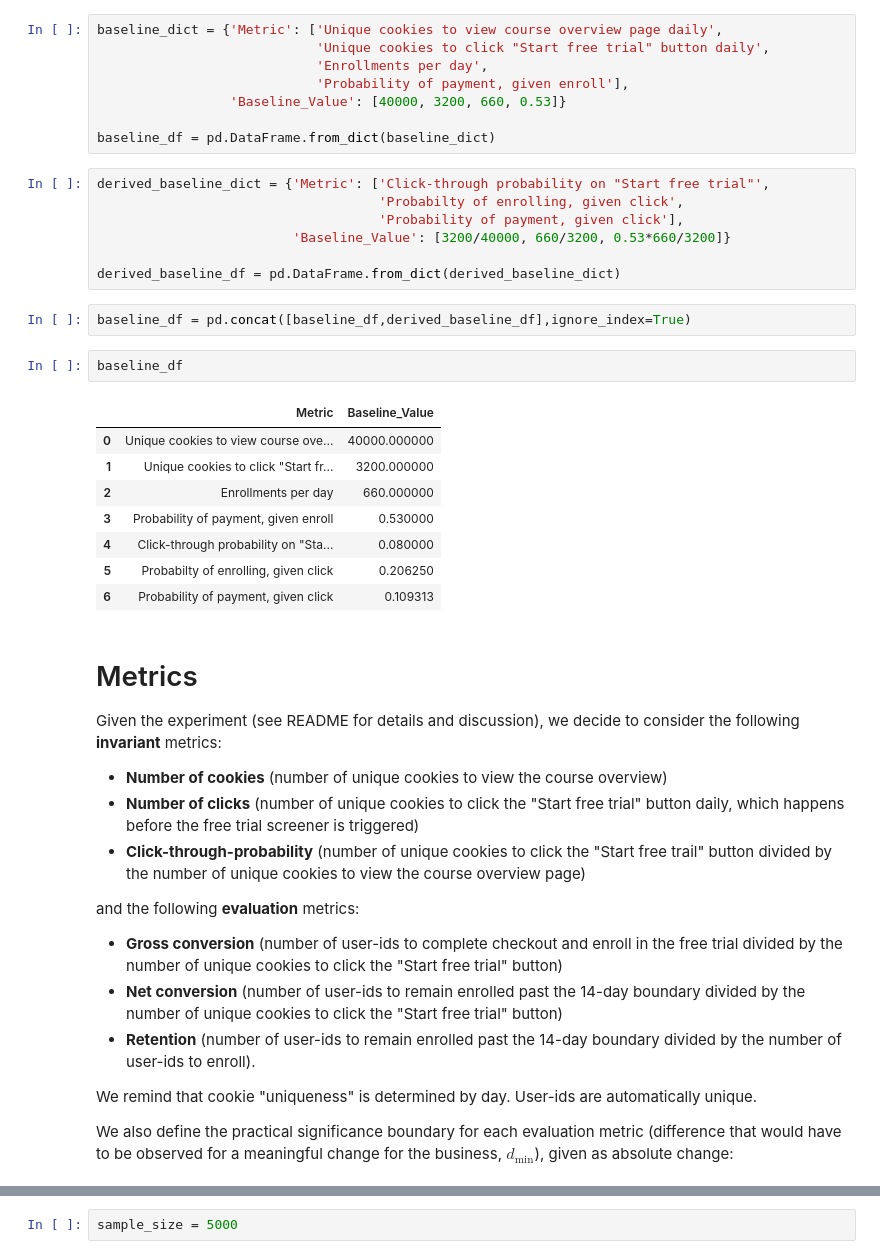
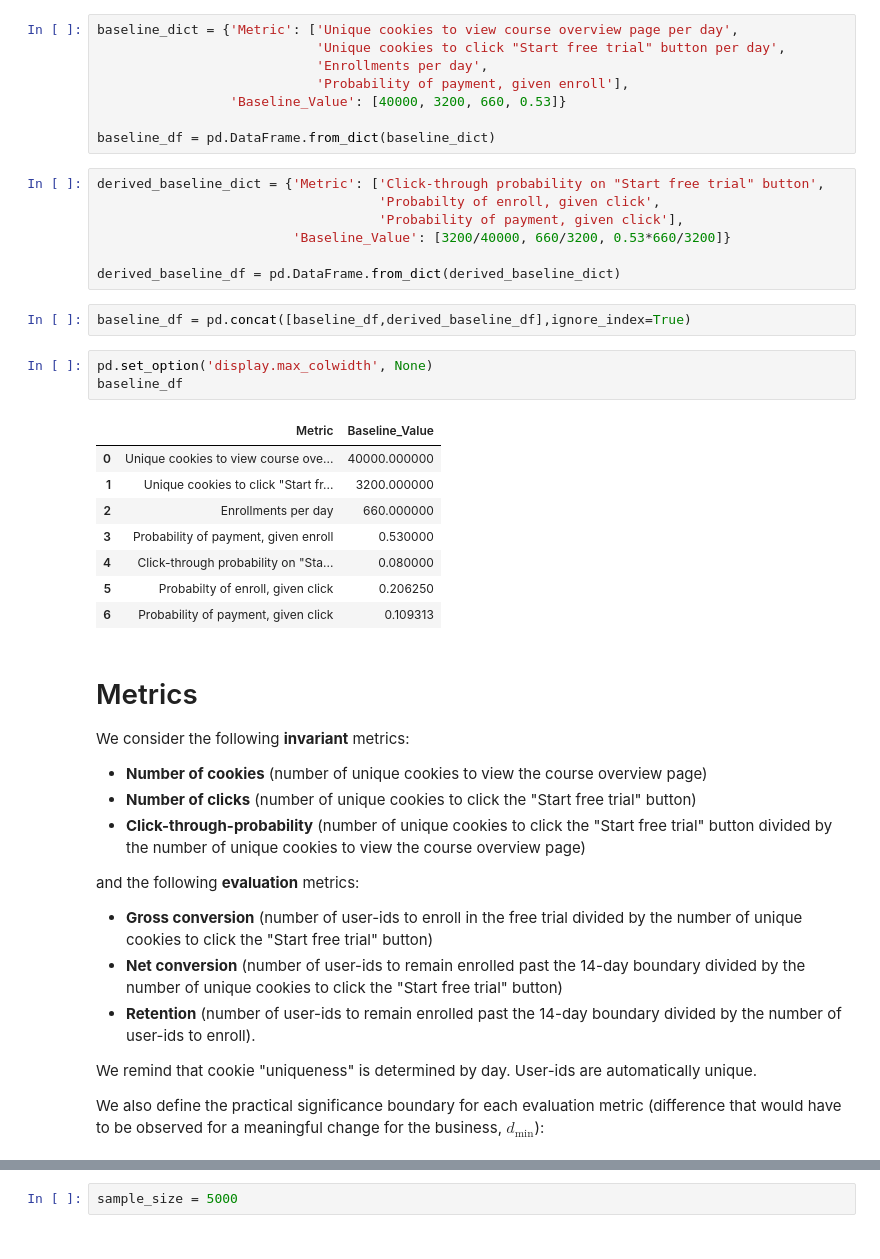
Before and after one commit to rmondini/udacity-AB-testing, a Jupyter notebook: main.ipynb, the cells around one changed output, grey strips where cells are left out. Saved outputs shown, nothing was run; the diff lists cells and outputs as text.

Commit message:
started writing up analysis part of report and minor code cleanup

```diff
--- a/main.ipynb
+++ b/main.ipynb
@@ -9,46 +10,47 @@ from scipy import stats
 # %%
-baseline_dict = {'Metric': ['Unique cookies to view course overview page daily',
-                            'Unique cookies to click "Start free trial" button daily',
+baseline_dict = {'Metric': ['Unique cookies to view course overview page per day',
+                            'Unique cookies to click "Start free trial" button per day',
                             'Enrollments per day',
                             'Probability of payment, given enroll'],
                  'Baseline_Value': [40000, 3200, 660, 0.53]}
 
 baseline_df = pd.DataFrame.from_dict(baseline_dict)
 # %%
-derived_baseline_dict = {'Metric': ['Click-through probability on "Start free trial"',
-                                    'Probabilty of enrolling, given click',
+derived_baseline_dict = {'Metric': ['Click-through probability on "Start free trial" button',
+                                    'Probabilty of enroll, given click',
                                     'Probability of payment, given click'],
                          'Baseline_Value': [3200/40000, 660/3200, 0.53*660/3200]}
 
 derived_baseline_df = pd.DataFrame.from_dict(derived_baseline_dict)
 # %%
 baseline_df = pd.concat([baseline_df,derived_baseline_df],ignore_index=True)
-# %%
-baseline_df
-# %% [output]
-|  | Metric | Baseline_Value |
-| 0 | Unique cookies to view course ove... | 40000.000000 |
-| 1 | Unique cookies to click "Start fr... | 3200.000000 |
-| 2 | Enrollments per day | 660.000000 |
-| 3 | Probability of payment, given enroll | 0.530000 |
-| 4 | Click-through probability on "Sta... | 0.080000 |
-| 5 | Probabilty of enrolling, given click | 0.206250 |
-| 6 | Probability of payment, given click | 0.109313 |
+# %%
+pd.set_option('display.max_colwidth', None)
+baseline_df
+# %% [output]
+|  | Metric | Baseline_Value |
+| 0 | Unique cookies to view course ove... | 40000.000000 |
+| 1 | Unique cookies to click "Start fr... | 3200.000000 |
+| 2 | Enrollments per day | 660.000000 |
+| 3 | Probability of payment, given enroll | 0.530000 |
+| 4 | Click-through probability on "Sta... | 0.080000 |
+| 5 | Probabilty of enroll, given click | 0.206250 |
+| 6 | Probability of payment, given click | 0.109313 |
 # %% [markdown]
 # Metrics
-Given the experiment (see README for details and discussion), we decide to consider the following **invariant** metrics:
-- **Number of cookies** (number of unique cookies to view the course overview)
-- **Number of clicks** (number of unique cookies to click the "Start free trial" button daily, which happens before the free trial screener is triggered)
-- **Click-through-probability** (number of unique cookies to click the "Start free trail" button divided by the number of unique cookies to view the course overview page)
+We consider the following **invariant** metrics:
+- **Number of cookies** (number of unique cookies to view the course overview page)
+- **Number of clicks** (number of unique cookies to click the "Start free trial" button)
+- **Click-through-probability** (number of unique cookies to click the "Start free trial" button divided by the number of unique cookies to view the course overview page)
 
 and the following **evaluation** metrics:
-- **Gross conversion** (number of user-ids to complete checkout and enroll in the free trial divided by the number of unique cookies to click the "Start free trial" button)
+- **Gross conversion** (number of user-ids to enroll in the free trial divided by the number of unique cookies to click the "Start free trial" button)
 - **Net conversion** (number of user-ids to remain enrolled past the 14-day boundary divided by the number of unique cookies to click the "Start free trial" button)
 - **Retention** (number of user-ids to remain enrolled past the 14-day boundary divided by the number of user-ids to enroll).
 
 We remind that cookie "uniqueness" is determined by day. User-ids are automatically unique.
 
-We also define the practical significance boundary for each evaluation metric (difference that would have to be observed for a meaningful change for the business, $d_{\text{min}}$), given as absolute change:
+We also define the practical significance boundary for each evaluation metric (difference that would have to be observed for a meaningful change for the business, $d_{\text{min}}$):
 # %%
 # number of evaluation metrics
 num_eval_metrics = 3
```
Also changed, not shown: parts of 25 cells of this notebook, 1 other file.
